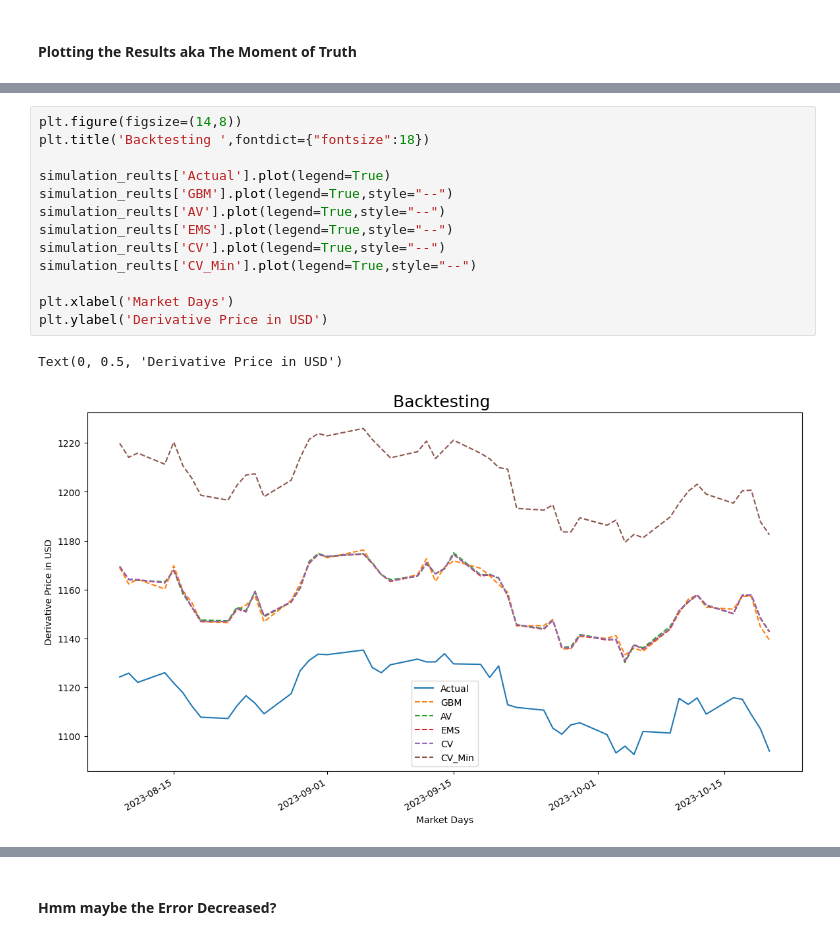
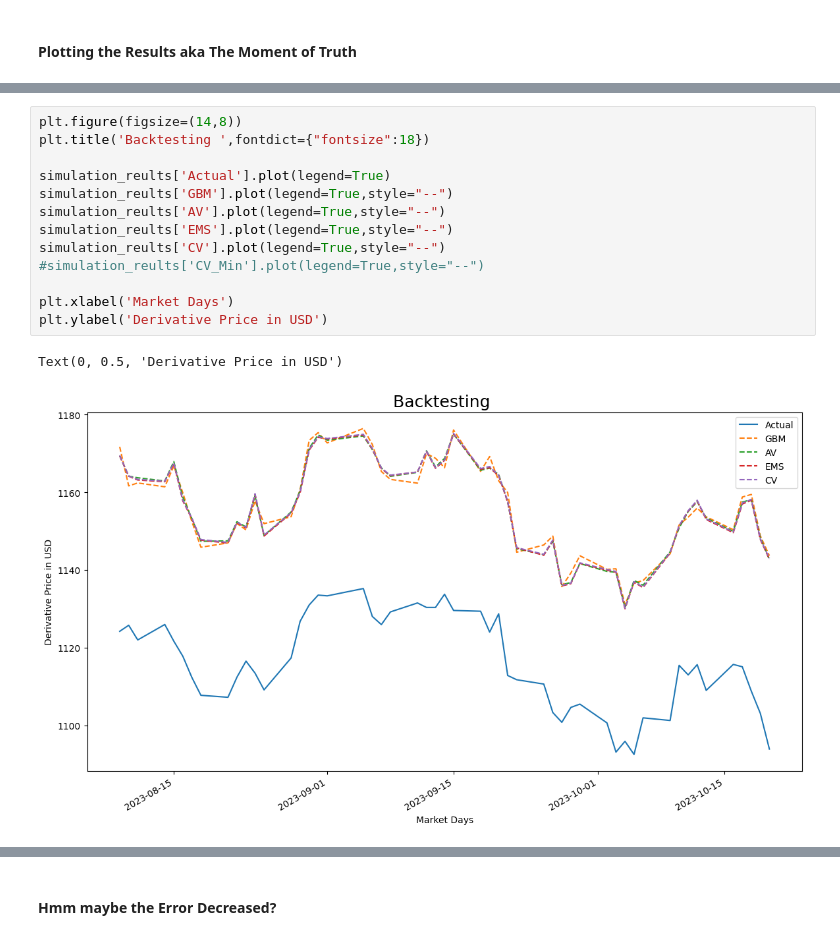
Before and after one commit to RahulG1309/MH4518, a Jupyter notebook: simulations/Black_Scholes.ipynb, the cells around one changed output, grey strips where cells are left out. Saved outputs shown, nothing was run; the diff lists cells and outputs as text.

```diff
--- a/simulations/Black_Scholes.ipynb
+++ b/simulations/Black_Scholes.ipynb
@@ -522,16 +520,16 @@ Labour Day price was already removed!
 # %%
 plt.figure(figsize=(14,8))
 plt.title('Backtesting ',fontdict={"fontsize":18})
 
 simulation_reults['Actual'].plot(legend=True)
 simulation_reults['GBM'].plot(legend=True,style="--")
 simulation_reults['AV'].plot(legend=True,style="--")
 simulation_reults['EMS'].plot(legend=True,style="--")
 simulation_reults['CV'].plot(legend=True,style="--")
-simulation_reults['CV_Min'].plot(legend=True,style="--")
+#simulation_reults['CV_Min'].plot(legend=True,style="--")
 
 plt.xlabel('Market Days')
 plt.ylabel('Derivative Price in USD')
 # %% [output]
 Text(0, 0.5, 'Derivative Price in USD')
-[figure, old version]
+[figure, new version]
```
Also changed, not shown: parts of 13 cells of this notebook.
